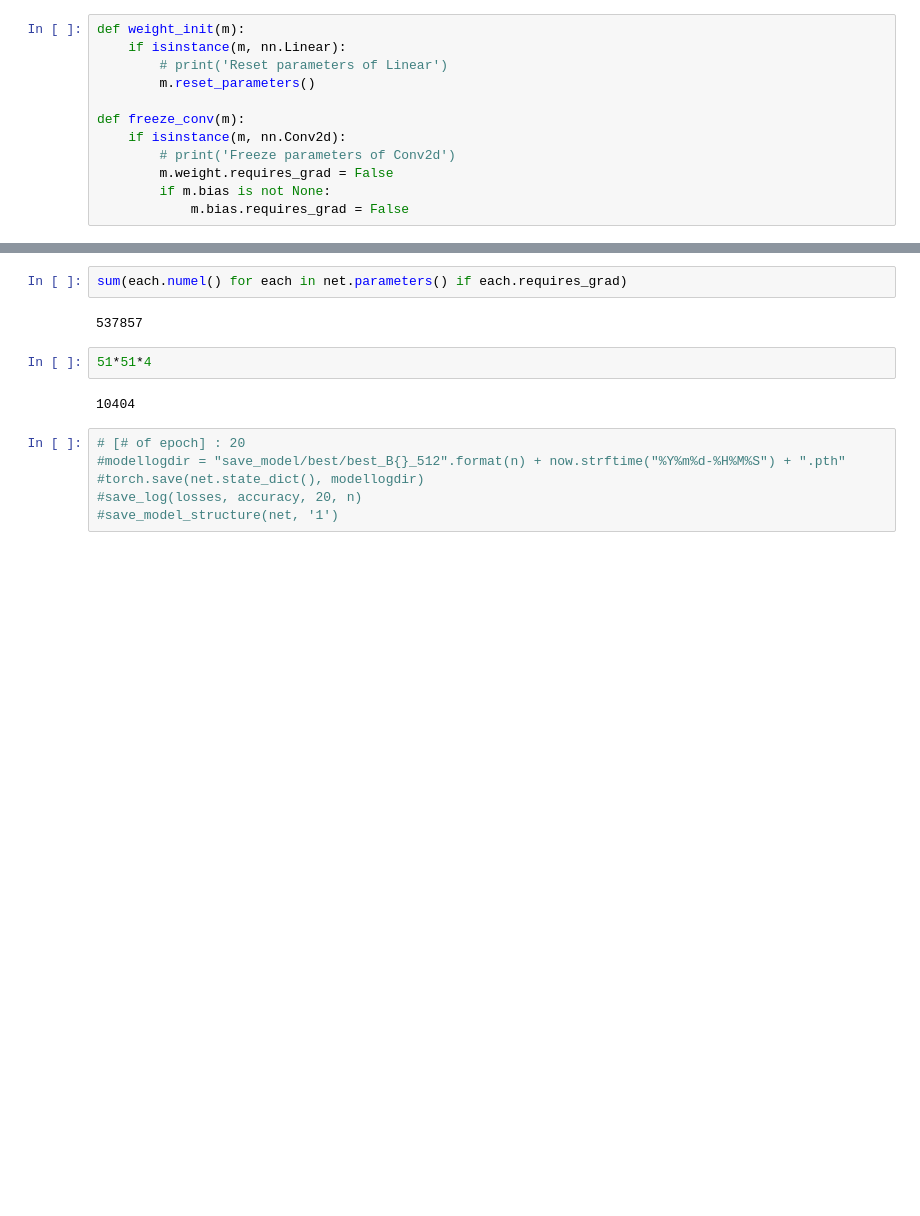
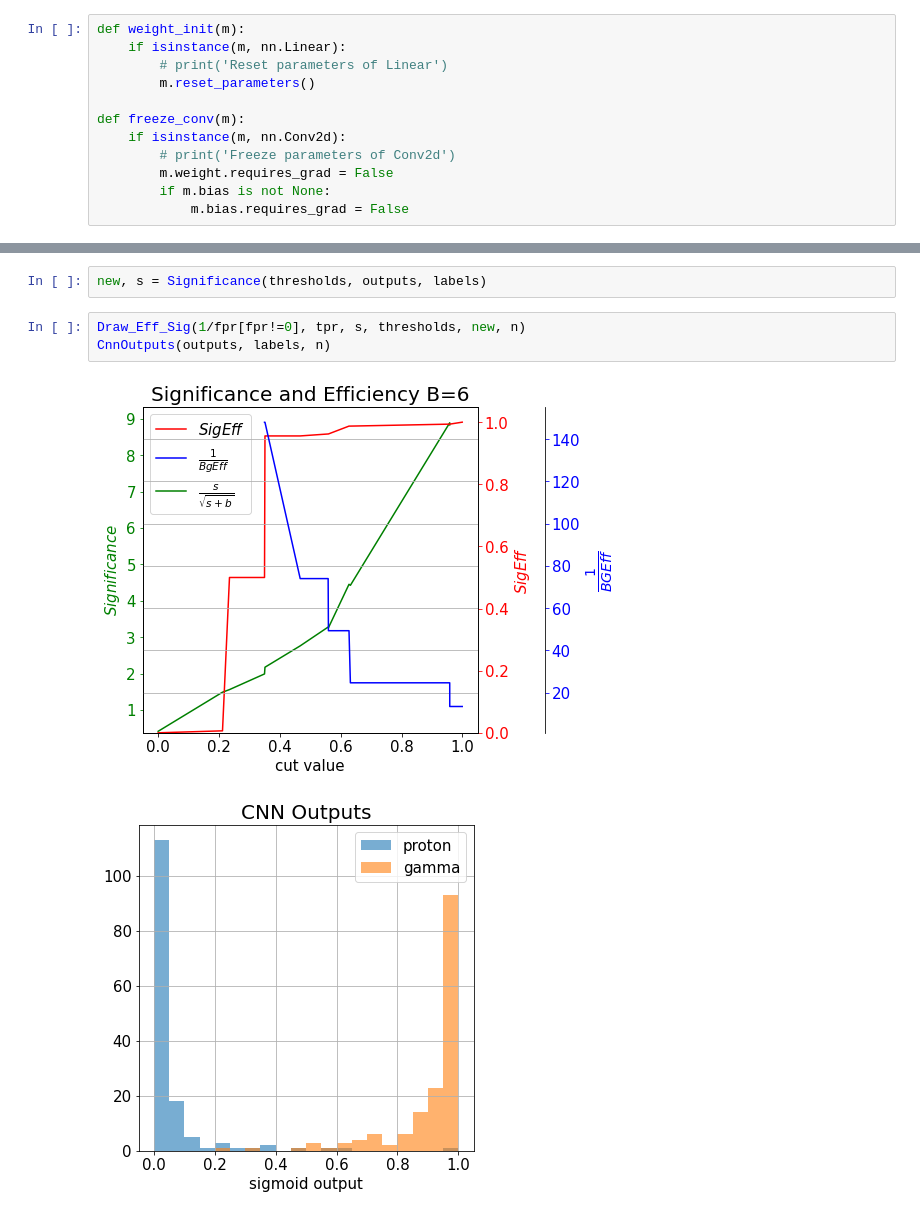
Before and after one commit to molamolabbb/SWGO, a Jupyter notebook: square/4-CNN/swgo_cnn.ipynb, the cells around one changed output, grey strips where cells are left out. Saved outputs shown, nothing was run; the diff lists cells and outputs as text; blank space fills up the shorter version.

```diff
--- a/square/4-CNN/swgo_cnn.ipynb
+++ b/square/4-CNN/swgo_cnn.ipynb
@@ -239,14 +285,8 @@ Accuracy of the network on the 12807 test images: 86 %
-# %%
-sum(each.numel() for each in net.parameters() if each.requires_grad)
-# %% [output]
-537857
-# %%
-51*51*4
-# %% [output]
-10404
-# %%
-# [# of epoch] : 20
-#modellogdir = "save_model/best/best_B{}_512".format(n) + now.strftime("%Y%m%d-%H%M%S") + ".pth"
-#torch.save(net.state_dict(), modellogdir)
-#save_log(losses, accuracy, 20, n)
-#save_model_structure(net, '1')
+# %%
+new, s = Significance(thresholds, outputs, labels)
+# %%
+Draw_Eff_Sig(1/fpr[fpr!=0], tpr, s, thresholds, new, n)
+CnnOutputs(outputs, labels, n)
+# %% [output]
+[figure, added]
+[figure, added]
```
Also changed, not shown: parts of 17 cells of this notebook.
